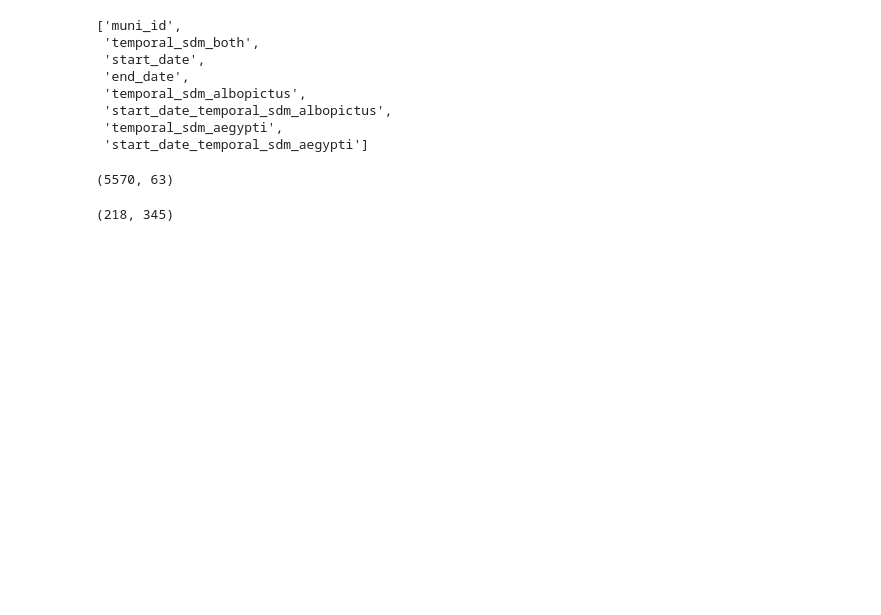
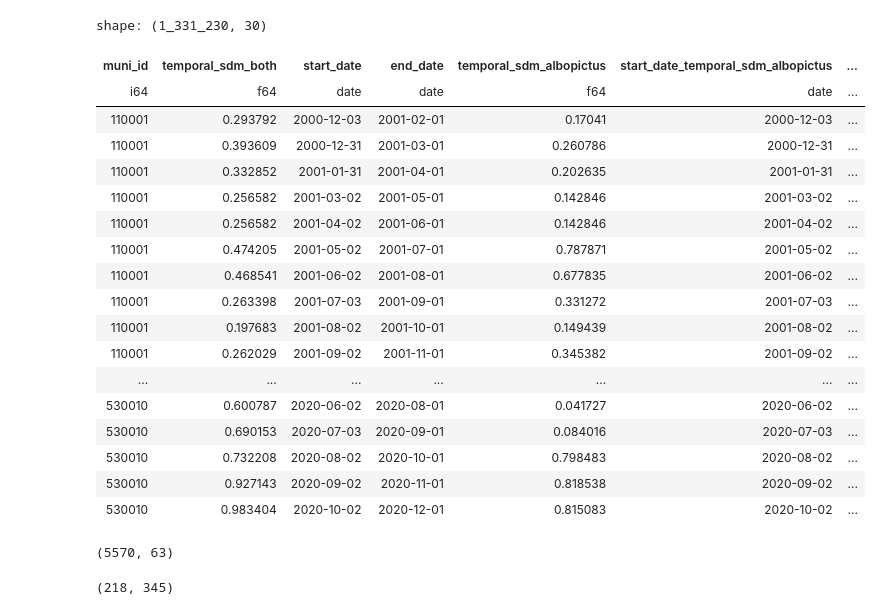
Before and after one commit to atalbanese/dengue_models, a Jupyter notebook: eda/eda.ipynb, the cells around one changed output. Drawn from its saved outputs; the diff is of its cells as text; code cells hidden in the pictures; blank space fills up the shorter version.

```diff
--- a/eda/eda.ipynb
+++ b/eda/eda.ipynb
@@ -12,16 +12,27 @@ import matplotlib.pyplot as plt
 from sklearn.metrics import mean_squared_error
 # %%
 test = pl.read_parquet('../data/gee_exports_test/all_parameters_2001-01-01_2021-01-01_months.parquet')
-test.columns
+test
 # %% [output]
-['muni_id',
- 'temporal_sdm_both',
- 'start_date',
- 'end_date',
- 'temporal_sdm_albopictus',
- 'start_date_temporal_sdm_albopictus',
- 'temporal_sdm_aegypti',
- 'start_date_temporal_sdm_aegypti']
+shape: (1_331_230, 30)
+| muni_id | temporal_sdm_both | start_date | end_date | temporal_sdm_albopictus | start_date_temporal_sdm_albopictus | ... |
+| i64 | f64 | date | date | f64 | date | ... |
+| 110001 | 0.293792 | 2000-12-03 | 2001-02-01 | 0.17041 | 2000-12-03 | ... |
+| 110001 | 0.393609 | 2000-12-31 | 2001-03-01 | 0.260786 | 2000-12-31 | ... |
+| 110001 | 0.332852 | 2001-01-31 | 2001-04-01 | 0.202635 | 2001-01-31 | ... |
+| 110001 | 0.256582 | 2001-03-02 | 2001-05-01 | 0.142846 | 2001-03-02 | ... |
+| 110001 | 0.256582 | 2001-04-02 | 2001-06-01 | 0.142846 | 2001-04-02 | ... |
+| 110001 | 0.474205 | 2001-05-02 | 2001-07-01 | 0.787871 | 2001-05-02 | ... |
+| 110001 | 0.468541 | 2001-06-02 | 2001-08-01 | 0.677835 | 2001-06-02 | ... |
+| 110001 | 0.263398 | 2001-07-03 | 2001-09-01 | 0.331272 | 2001-07-03 | ... |
+| 110001 | 0.197683 | 2001-08-02 | 2001-10-01 | 0.149439 | 2001-08-02 | ... |
+| 110001 | 0.262029 | 2001-09-02 | 2001-11-01 | 0.345382 | 2001-09-02 | ... |
+| ... | ... | ... | ... | ... | ... | ... |
+| 530010 | 0.600787 | 2020-06-02 | 2020-08-01 | 0.041727 | 2020-06-02 | ... |
+| 530010 | 0.690153 | 2020-07-03 | 2020-09-01 | 0.084016 | 2020-07-03 | ... |
+| 530010 | 0.732208 | 2020-08-02 | 2020-10-01 | 0.798483 | 2020-08-02 | ... |
+| 530010 | 0.927143 | 2020-09-02 | 2020-11-01 | 0.818538 | 2020-09-02 | ... |
+| 530010 | 0.983404 | 2020-10-02 | 2020-12-01 | 0.815083 | 2020-10-02 | ... |
 # %%
 monthly_cases = pl.read_parquet('../data/cases/agged/dengue_per_month.parquet')
 monthly_params = pl.read_parquet('../data/gee_exports/all_parameters_2001-01-01_2021-01-01_months.parquet')
```
Also changed, not shown: parts of 9 cells of this notebook, 3 other files.
